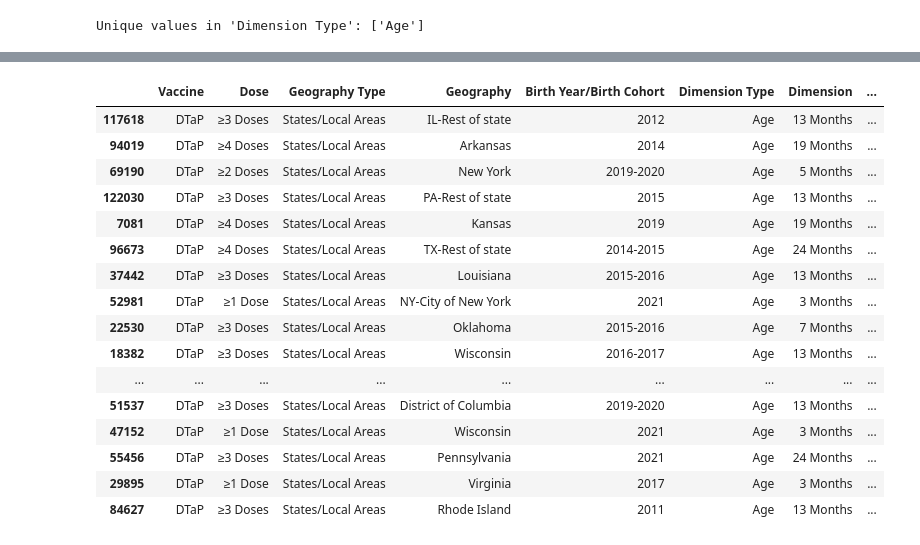
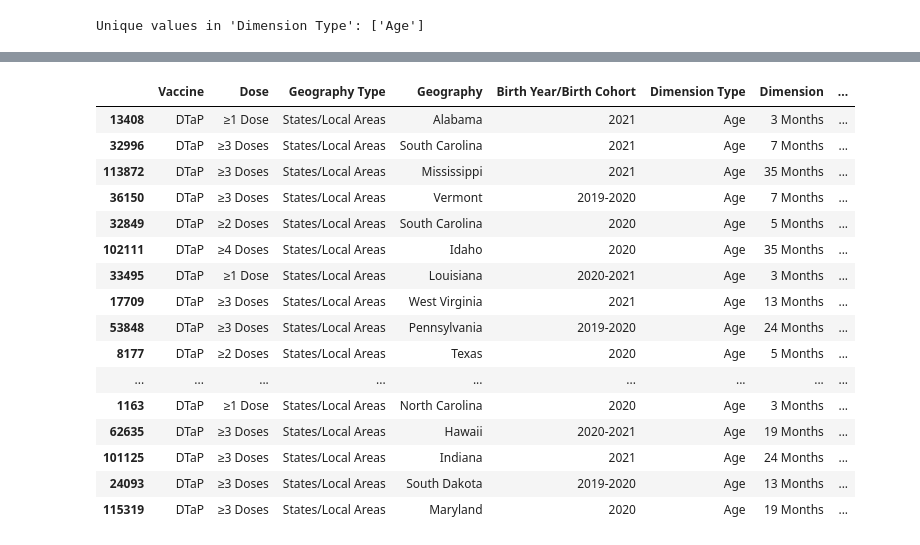
Before and after one commit to Khoi-cpu/RNN_COVID_GROUP, a Jupyter notebook: DTaP_Vaccination_TWOWAYANOVA.ipynb, the cells around one changed output, grey strips where cells are left out. Cells and saved outputs as stored; diff of their text form; code cells hidden in the pictures.

```diff
--- a/DTaP_Vaccination_TWOWAYANOVA.ipynb
+++ b/DTaP_Vaccination_TWOWAYANOVA.ipynb
@@ -61,22 +66,25 @@ unique_vaccines = df['Vaccine'].unique()
 print("Unique values in 'Vaccine' column after filtering:", unique_vaccines)
 # %% [output]
 Unique values in 'Vaccine' column after filtering: ['DTaP']
+# %%
+# Filter for 2020-2021 Birth Cohort
+df = df[df['Birth Year/Birth Cohort'].str.contains('2020|2021', na=False)]
 # %%
 # Filter to include only rows where 'Dimension Type' is 'Age'
-df_age_only = df[df['Dimension Type'] == 'Age']
+df_filtered = df[df['Dimension Type'] == 'Age']
 
 # Map Census Region and handle any unmapped entries as 'Unknown'
-df_age_only['Census Region'] = df_age_only['Geography'].map(state_to_region).fillna('Unknown')
+df_filtered['Census Region'] = df_filtered['Geography'].map(state_to_region).fillna('Unknown')
 
 # Filter out rows with 'Unknown' regions if they exist
-df_age_only = df_age_only[df_age_only['Census Region'] != 'Unknown']
+df_filtered = df_filtered[df_filtered['Census Region'] != 'Unknown']
 
 # Extract the age in months from the 'Dimension' column
-df_age_only['Age Milestone (months)'] = df_age_only['Dimension'].str.extract(r'(\d+)').astype(float)
+df_filtered['Age Milestone (months)'] = df_filtered['Dimension'].str.extract(r'(\d+)').astype(float)
 
 # Drop any rows with missing values in relevant columns
-df_age_only = df_age_only.dropna(subset=['Age Milestone (months)', 'Census Region', 'Estimate (%)'])
+df_filtered = df_filtered.dropna(subset=['Age Milestone (months)', 'Census Region', 'Estimate (%)'])
 
 # Convert Estimate (%) to numeric if not already
-df_age_only['Estimate (%)'] = pd.to_numeric(df_age_only['Estimate (%)'], errors='coerce')
-df_age_only = df_age_only.dropna(subset=['Estimate (%)'])
+df_filtered['Estimate (%)'] = pd.to_numeric(df_filtered['Estimate (%)'], errors='coerce')
+df_filtered = df_filtered.dropna(subset=['Estimate (%)'])
@@ -160,20 +141,20 @@ df_age_only[['Dimension Type', 'Dimension']].sample(50)
 # %%
-df_age_only.sample(50)
+df_filtered.sample(50)
 # %% [output]
 |  | Vaccine | Dose | Geography Type | Geography | Birth Year/Birth Cohort | Dimension Type | Dimension | ... |
-| 117618 | DTaP | ≥3 Doses | States/Local Areas | IL-Rest of state | 2012 | Age | 13 Months | ... |
-| 94019 | DTaP | ≥4 Doses | States/Local Areas | Arkansas | 2014 | Age | 19 Months | ... |
-| 69190 | DTaP | ≥2 Doses | States/Local Areas | New York | 2019-2020 | Age | 5 Months | ... |
-| 122030 | DTaP | ≥3 Doses | States/Local Areas | PA-Rest of state | 2015 | Age | 13 Months | ... |
-| 7081 | DTaP | ≥4 Doses | States/Local Areas | Kansas | 2019 | Age | 19 Months | ... |
-| 96673 | DTaP | ≥4 Doses | States/Local Areas | TX-Rest of state | 2014-2015 | Age | 24 Months | ... |
-| 37442 | DTaP | ≥3 Doses | States/Local Areas | Louisiana | 2015-2016 | Age | 13 Months | ... |
-| 52981 | DTaP | ≥1 Dose | States/Local Areas | NY-City of New York | 2021 | Age | 3 Months | ... |
-| 22530 | DTaP | ≥3 Doses | States/Local Areas | Oklahoma | 2015-2016 | Age | 7 Months | ... |
-| 18382 | DTaP | ≥3 Doses | States/Local Areas | Wisconsin | 2016-2017 | Age | 13 Months | ... |
+| 13408 | DTaP | ≥1 Dose | States/Local Areas | Alabama | 2021 | Age | 3 Months | ... |
+| 32996 | DTaP | ≥3 Doses | States/Local Areas | South Carolina | 2021 | Age | 7 Months | ... |
+| 113872 | DTaP | ≥3 Doses | States/Local Areas | Mississippi | 2021 | Age | 35 Months | ... |
+| 36150 | DTaP | ≥3 Doses | States/Local Areas | Vermont | 2019-2020 | Age | 7 Months | ... |
+| 32849 | DTaP | ≥2 Doses | States/Local Areas | South Carolina | 2020 | Age | 5 Months | ... |
+| 102111 | DTaP | ≥4 Doses | States/Local Areas | Idaho | 2020 | Age | 35 Months | ... |
+| 33495 | DTaP | ≥1 Dose | States/Local Areas | Louisiana | 2020-2021 | Age | 3 Months | ... |
+| 17709 | DTaP | ≥3 Doses | States/Local Areas | West Virginia | 2021 | Age | 13 Months | ... |
+| 53848 | DTaP | ≥3 Doses | States/Local Areas | Pennsylvania | 2019-2020 | Age | 24 Months | ... |
+| 8177 | DTaP | ≥2 Doses | States/Local Areas | Texas | 2020 | Age | 5 Months | ... |
 | ... | ... | ... | ... | ... | ... | ... | ... | ... |
-| 51537 | DTaP | ≥3 Doses | States/Local Areas | District of Columbia | 2019-2020 | Age | 13 Months | ... |
-| 47152 | DTaP | ≥1 Dose | States/Local Areas | Wisconsin | 2021 | Age | 3 Months | ... |
-| 55456 | DTaP | ≥3 Doses | States/Local Areas | Pennsylvania | 2021 | Age | 24 Months | ... |
-| 29895 | DTaP | ≥1 Dose | States/Local Areas | Virginia | 2017 | Age | 3 Months | ... |
-| 84627 | DTaP | ≥3 Doses | States/Local Areas | Rhode Island | 2011 | Age | 13 Months | ... |
+| 1163 | DTaP | ≥1 Dose | States/Local Areas | North Carolina | 2020 | Age | 3 Months | ... |
+| 62635 | DTaP | ≥3 Doses | States/Local Areas | Hawaii | 2020-2021 | Age | 19 Months | ... |
+| 101125 | DTaP | ≥3 Doses | States/Local Areas | Indiana | 2021 | Age | 24 Months | ... |
+| 24093 | DTaP | ≥3 Doses | States/Local Areas | South Dakota | 2019-2020 | Age | 13 Months | ... |
+| 115319 | DTaP | ≥3 Doses | States/Local Areas | Maryland | 2020 | Age | 19 Months | ... |
```
Also changed, not shown: parts of 9 cells of this notebook.
